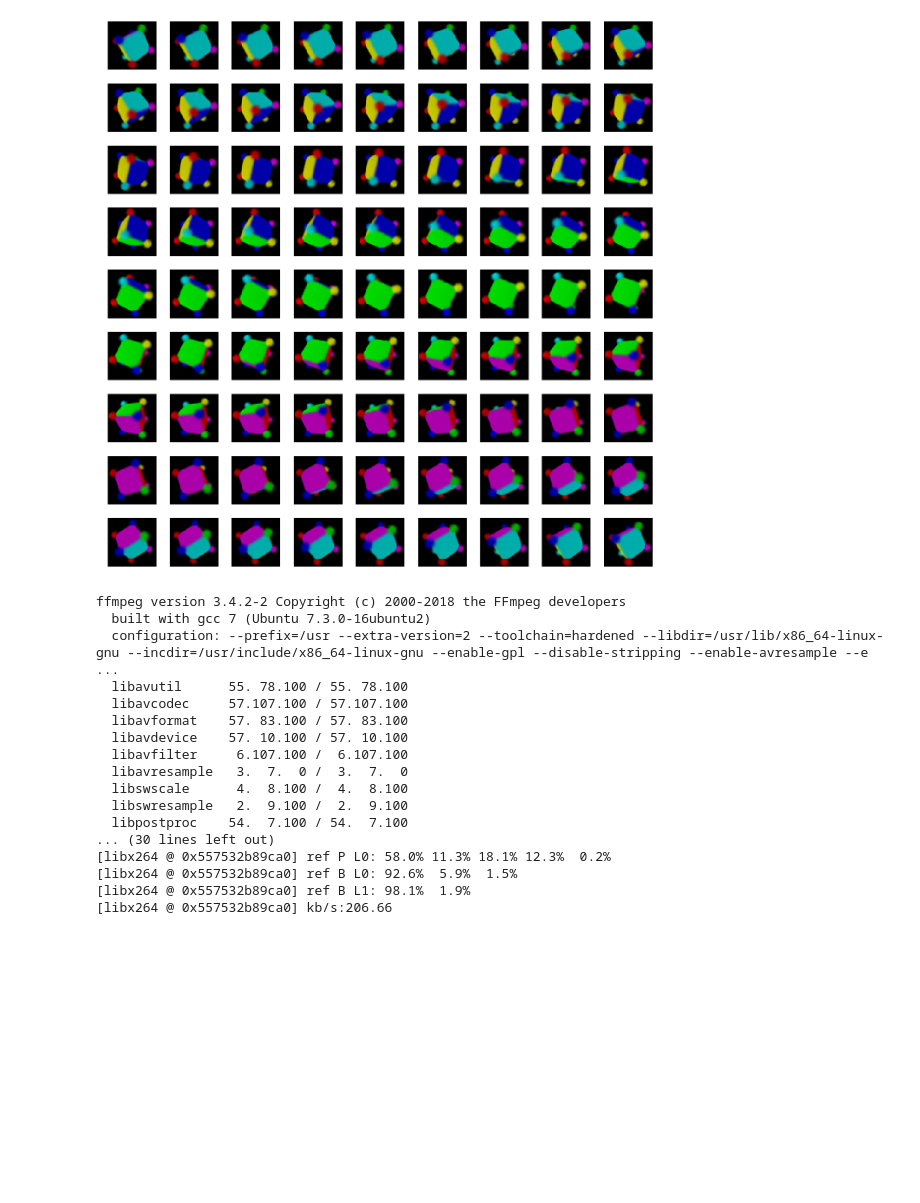
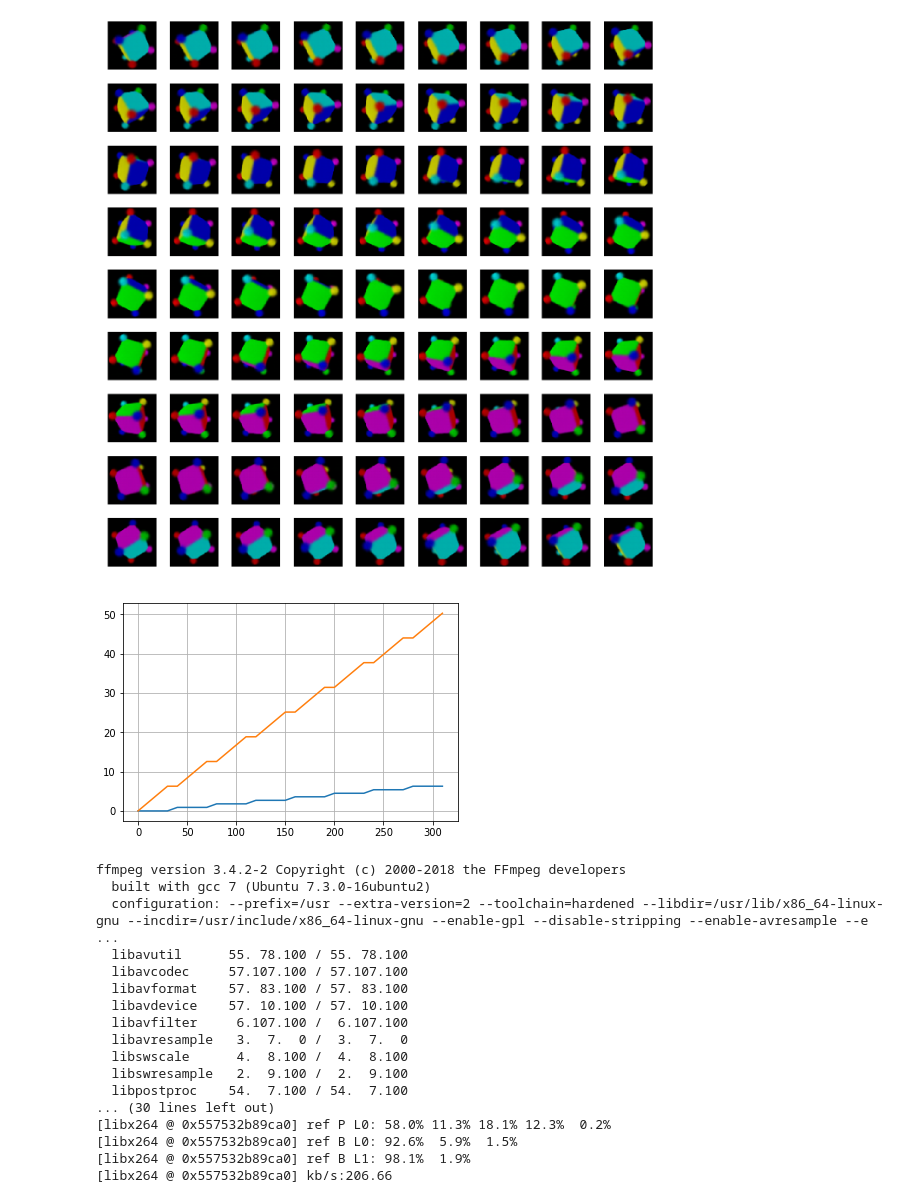
Before and after one commit to pimdh/lie-vae, a Jupyter notebook: supervised_interpolation.ipynb, the cells around one changed output. Cells and saved outputs as stored; diff of their text form; code cells hidden in the pictures; blank space fills up the shorter version.

```diff
--- a/supervised_interpolation.ipynb
+++ b/supervised_interpolation.ipynb
@@ -299,6 +299,14 @@ out = sc_action.decode(g[None])[0]
 # g = plt.gca().grid()
 # plt.gca().set_xticks(np.arange(max(len(t_b), len(t_a))))
 # plt.show()
+# %%
+plt.plot(t_a)
+plt.plot(t_b)
+g = plt.gca().grid()
+# plt.gca().set_xticks(np.arange(max(len(t_b), len(t_a))))
+plt.show()
+# %% [output]
+[figure, added]
 # %%
 from PIL import Image
 for i, tensor in enumerate(out):
```
Also changed, not shown: 1 other file.
